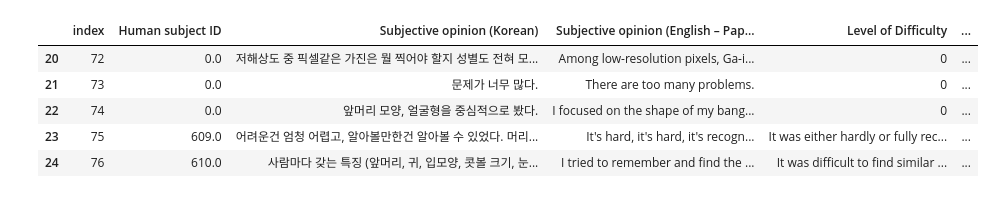
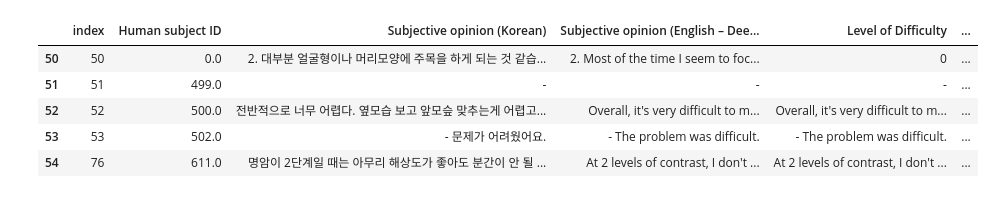
Before and after one commit to namin-an/ArtificialVision, a Jupyter notebook: Visualization/Wordclouds.ipynb, the cells around one changed output. Drawn from its saved outputs; the diff is of its cells as text; code cells hidden in the pictures.

```diff
--- a/Visualization/Wordclouds.ipynb
+++ b/Visualization/Wordclouds.ipynb
@@ -4,26 +4,27 @@ import pandas as pd
 import matplotlib.pyplot as plt
 from wordcloud import WordCloud, STOPWORDS
 # %%
-test_type = 'elec'
-thres = 52
+test_type = 'opt'
+thres = 54
 base_path = f'[USER_PATH]\\ArtificialVision'
+base_path = 'C:\\Users\\Na Min An\\Desktop\\Development\\ArtificialVision'
 
 data_path = os.path.join(base_path, 'data')
-opinion_df = pd.read_csv(os.path.join(data_path, 'OpinionsVer2.csv')).fillna(0)
+opinion_df = pd.read_csv(os.path.join(data_path, 'OpinionsVer3.csv')).fillna(0)
 if test_type == 'opt':
     opinion_df = pd.concat([opinion_df.iloc[:thres, :], opinion_df.iloc[-1, :].to_frame().transpose()], axis=0)
 elif test_type == 'elec':
     opinion_df = opinion_df.iloc[thres:-1, :]
 opinion_df = opinion_df.reset_index()
 
 opinion_df.tail()
 # %% [output]
-|  | index | Human subject ID | Subjective opinion (Korean) | Subjective opinion (English – Pap... | Level of Difficulty | ... |
-| 20 | 72 | 0.0 | 저해상도 중 픽셀같은 가진은 뭘 찍어야 할지 성별도 전혀 모... | Among low-resolution pixels, Ga-i... | 0 | ... |
-| 21 | 73 | 0.0 | 문제가 너무 많다. | There are too many problems. | 0 | ... |
-| 22 | 74 | 0.0 | 앞머리 모양, 얼굴형을 중심적으로 봤다. | I focused on the shape of my bang... | 0 | ... |
-| 23 | 75 | 609.0 | 어려운건 엄청 어렵고, 알아볼만한건 알아볼 수 있었다. 머리... | It's hard, it's hard, it's recogn... | It was either hardly or fully rec... | ... |
-| 24 | 76 | 610.0 | 사람마다 갖는 특징 (앞머리, 귀, 입모양, 콧볼 크기, 눈... | I tried to remember and find the ... | It was difficult to find similar ... | ... |
+|  | index | Human subject ID | Subjective opinion (Korean) | Subjective opinion (English – Dee... | Level of Difficulty | ... |
+| 50 | 50 | 0.0 | 2. 대부분 얼굴형이나 머리모양에 주목을 하게 되는 것 같습... | 2. Most of the time I seem to foc... | 0 | ... |
+| 51 | 51 | 499.0 | - | - | - | ... |
+| 52 | 52 | 500.0 | 전반적으로 너무 어렵다. 옆모습 보고 앞모슾 맞추는게 어렵고... | Overall, it's very difficult to m... | Overall, it's very difficult to m... | ... |
+| 53 | 53 | 502.0 | - 문제가 어려웠어요. | - The problem was difficult. | - The problem was difficult. | ... |
+| 54 | 76 | 611.0 | 명암이 2단계일 때는 아무리 해상도가 좋아도 분간이 안 될 ... | At 2 levels of contrast, I don't ... | At 2 levels of contrast, I don't ... | ... |
 # %%
 sel_col = 'Level of Difficulty'
 
```
Also changed, not shown: parts of 2 cells of this notebook.
